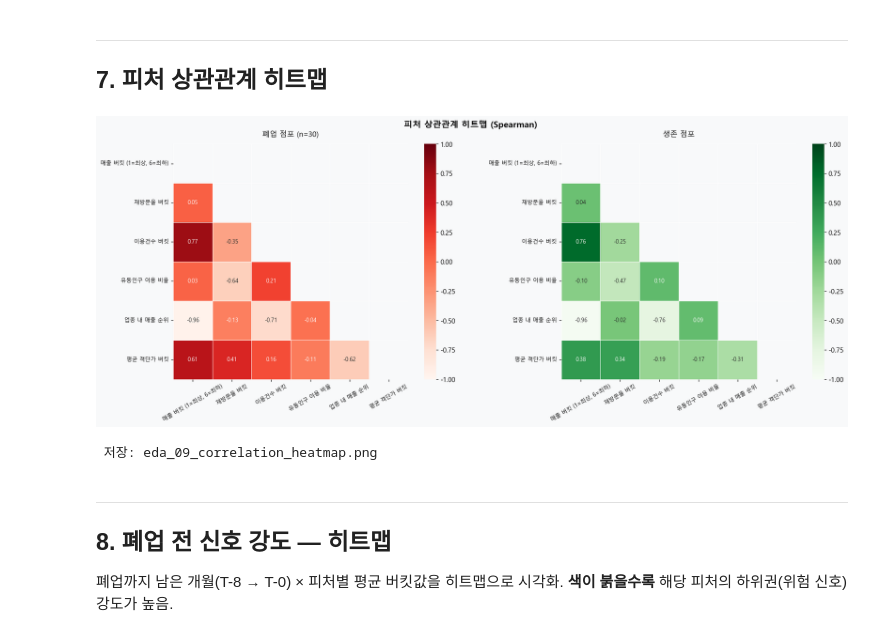
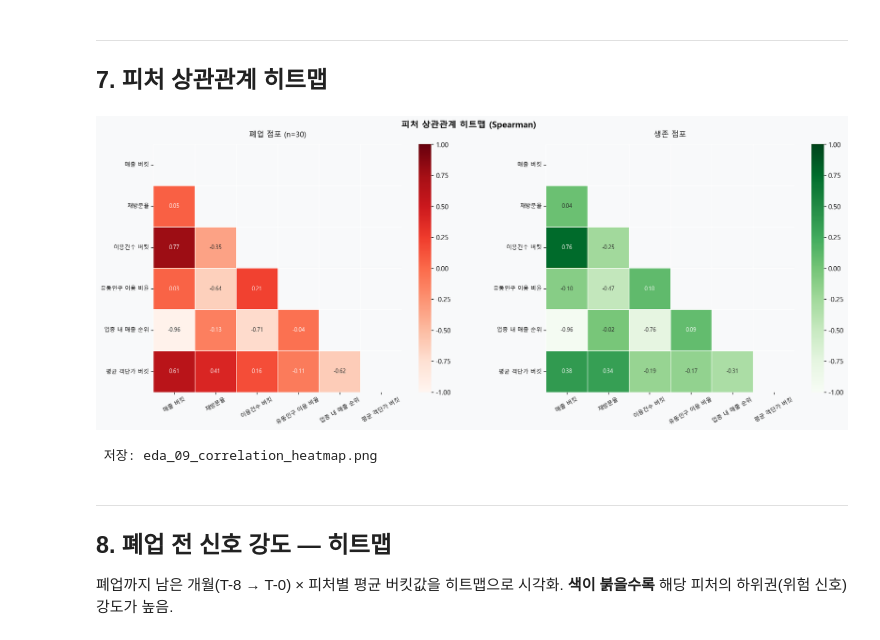
Before and after one commit to Broogun/bigcontest-2025-ews, a Jupyter notebook: notebooks/02_eda_analysis.ipynb, the cells around one changed output. Cells and saved outputs as stored; diff of their text form; code cells hidden in the pictures.

```diff
--- a/notebooks/02_eda_analysis.ipynb
+++ b/notebooks/02_eda_analysis.ipynb
@@ -474,7 +480,7 @@ df_a = snapshot_alive.copy()
 fig, axes = plt.subplots(2, 3, figsize=(16, 9))
 fig.suptitle("폐업 vs 생존 점포 -- 피처별 분포 비교 (Violin + Box)", fontsize=14, y=1.01)
 
-for idx, (feat, label) in enumerate(FEATS_DIST):
+for idx, (feat, label, _) in enumerate(FEATS_DIST):
     ax = axes[idx // 3][idx % 3]
 
     c_vals = df_c[feat].dropna().values
@@ -613,41 +619,41 @@ print("\n 저장: eda_08_mannwhitney.png")
 ## 7. 피처 상관관계 히트맵
 # %%
 # feats_box was defined in cell 13 - redefine here for standalone execution
-feats_box  = [f for f, _ in FEATS_DIST]
-labels_box = [label for _, label in FEATS_DIST]
+feats_box  = [f for f, _, _ in FEATS_DIST]
+labels_box = [label for _, label, _ in FEATS_DIST]
 
 # ================================================================
 # 7. 피처 상관관계 히트맵 (폐업 / 생존 분리)
 # ================================================================
 fig, axes = plt.subplots(1, 2, figsize=(18, 7))
 fig.suptitle('피처 상관관계 히트맵 (Spearman)', fontsize=14, fontweight='bold')
 
 for ax, (df_snap, title, cmap) in zip(axes, [
     (snapshot_closed, '폐업 점포 (n=30)', 'Reds'),
     (snapshot_alive,  '생존 점포',        'Greens')
 ]):
     corr = df_snap[feats_box].corr(method='spearman')
     mask = np.triu(np.ones_like(corr, dtype=bool))
 
     sns.heatmap(
         corr, ax=ax, mask=mask, annot=True, fmt='.2f',
         cmap=cmap, center=0, vmin=-1, vmax=1,
         linewidths=0.5, linecolor='white',
         annot_kws={'size': 9},
-        xticklabels=[dict(FEATS_DIST).get(f, f) for f in feats_box],
-        yticklabels=[dict(FEATS_DIST).get(f, f) for f in feats_box],
+        xticklabels=[{f: l for f, l, _ in FEATS_DIST}.get(f, f) for f in feats_box],
+        yticklabels=[{f: l for f, l, _ in FEATS_DIST}.get(f, f) for f in feats_box],
         square=True,
     )
     ax.set_title(title, fontsize=12, pad=12)
     ax.tick_params(axis='x', rotation=30, labelsize=9)
     ax.tick_params(axis='y', rotation=0,  labelsize=9)
 
 plt.tight_layout()
 plt.savefig(f'{OUT_DIR}eda_09_correlation_heatmap.png', dpi=150, bbox_inches='tight')
 plt.show()
 print(" 저장: eda_09_correlation_heatmap.png")
 # %% [output]
-[figure, old version]
+[figure, new version]
  저장: eda_09_correlation_heatmap.png
 # %% [markdown]
 ---
```
Also changed, not shown: parts of 4 cells of this notebook, 4 other files.
